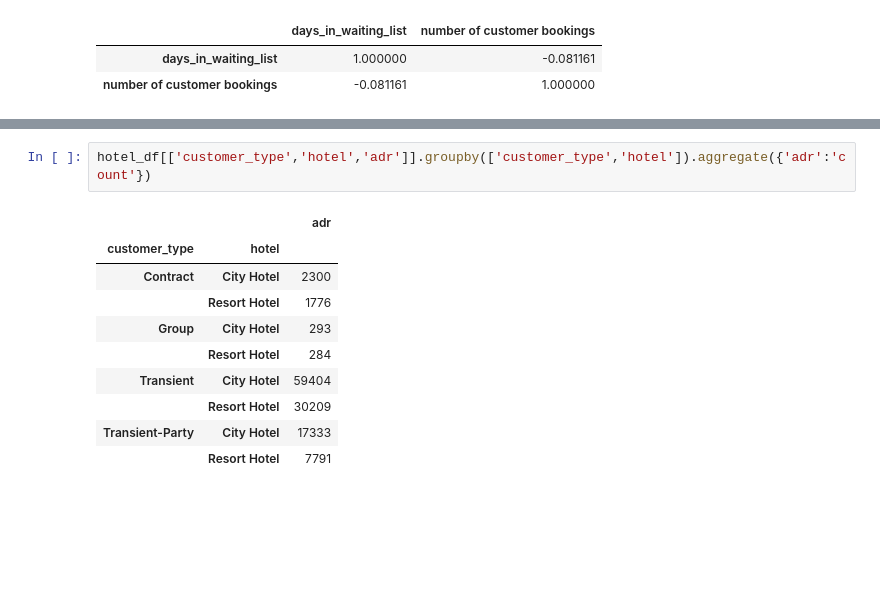
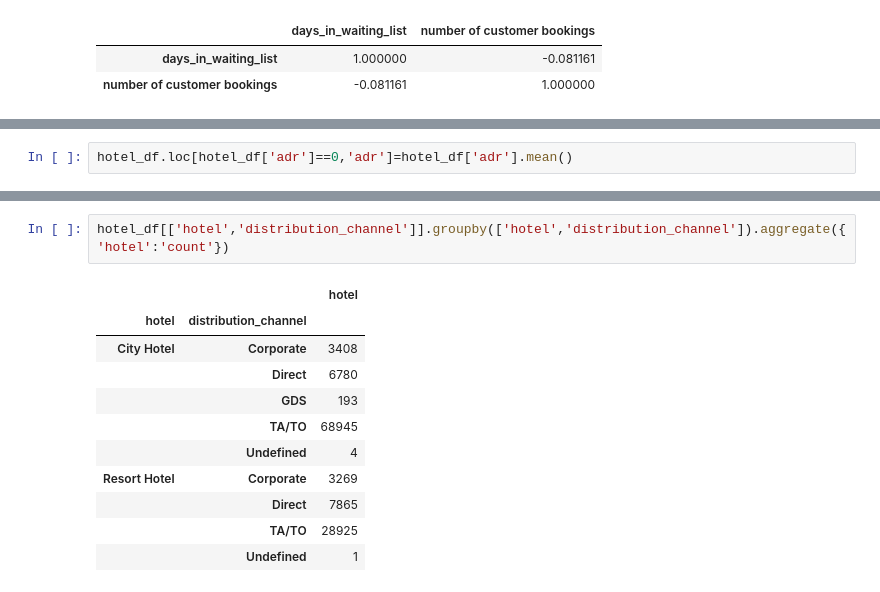
Before and after one commit to dkd99/hotel-booking-analysis, a Jupyter notebook: Hotel_Booking_Analysis_Capstone_Project.ipynb, the cells around one changed output, grey strips where cells are left out. Drawn from its saved outputs; the diff is of its cells as text; blank space fills up the shorter version.

```diff
--- a/Hotel_Booking_Analysis_Capstone_Project.ipynb
+++ b/Hotel_Booking_Analysis_Capstone_Project.ipynb
@@ -629,0 +957,2 @@ pd.concat([mean_waiting_days,df1],axis=1).corr()
+# %%
+hotel_df.loc[hotel_df['adr']==0,'adr']=hotel_df['adr'].mean()
@@ -638,13 +1059,14 @@ Name: customer_type, dtype: int64
 # %%
-hotel_df[['customer_type','hotel','adr']].groupby(['customer_type','hotel']).aggregate({'adr':'count'})
+hotel_df[['hotel','distribution_channel']].groupby(['hotel','distribution_channel']).aggregate({'hotel':'count'})
 # %% [output]
-|  |  | adr |
-| customer_type | hotel |  |
-| Contract | City Hotel | 2300 |
-|  | Resort Hotel | 1776 |
-| Group | City Hotel | 293 |
-|  | Resort Hotel | 284 |
-| Transient | City Hotel | 59404 |
-|  | Resort Hotel | 30209 |
-| Transient-Party | City Hotel | 17333 |
-|  | Resort Hotel | 7791 |
+|  |  | hotel |
+| hotel | distribution_channel |  |
+| City Hotel | Corporate | 3408 |
+|  | Direct | 6780 |
+|  | GDS | 193 |
+|  | TA/TO | 68945 |
+|  | Undefined | 4 |
+| Resort Hotel | Corporate | 3269 |
+|  | Direct | 7865 |
+|  | TA/TO | 28925 |
+|  | Undefined | 1 |
```
Also changed, not shown: parts of 64 cells of this notebook.
